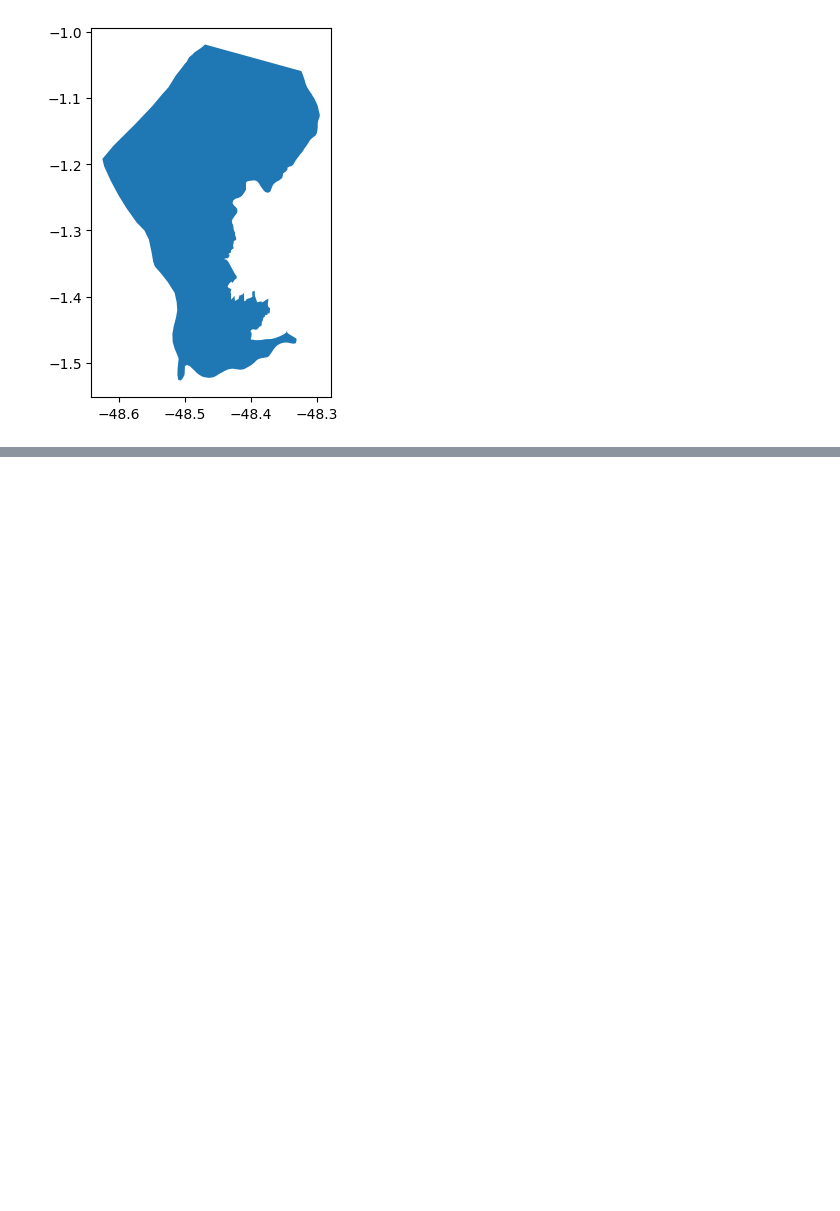
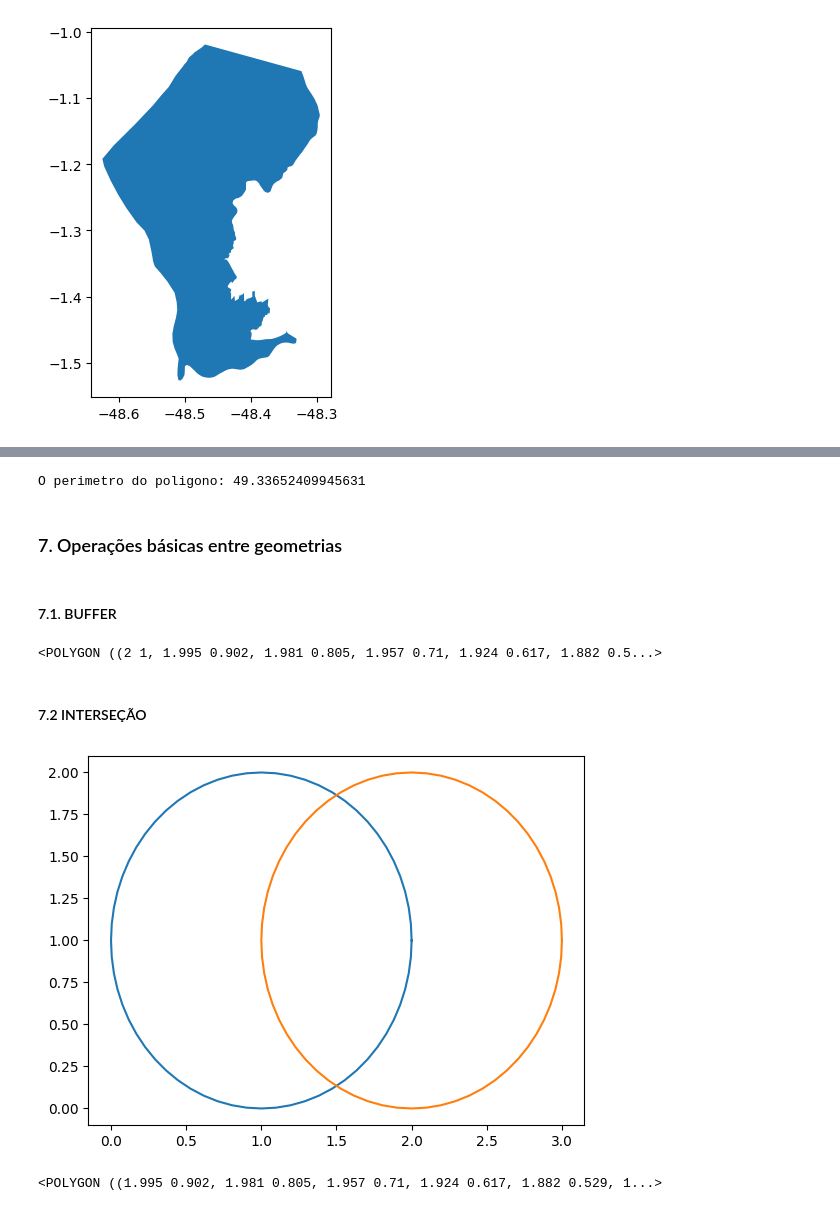
Before and after one commit to rodrigoceezar/geopython_imersao, a Jupyter notebook: intro.ipynb, the cells around one changed output, grey strips where cells are left out. Cells and saved outputs as stored; diff of their text form; code cells hidden in the pictures; blank space fills up the shorter version.

```diff
--- a/intro.ipynb
+++ b/intro.ipynb
@@ -111,0 +250,40 @@ bel.plot()
+# %%
+# obter o tamanho da linha exterior (PERIMETRO)
+polygon_perimetro = polygon.exterior.length
+
+print(f'O perimetro do poligono: {polygon_perimetro}')
+# %% [output]
+O perimetro do poligono: 49.33652409945631
+# %% [markdown]
+### 7. Operações básicas entre geometrias
+# %% [markdown]
+#### 7.1. BUFFER
+# %%
+# Criar circulos (BUFFER)
+buffer1 = Point(1,1).buffer(1)
+buffer1
+# %% [output]
+<POLYGON ((2 1, 1.995 0.902, 1.981 0.805, 1.957 0.71, 1.924 0.617, 1.882 0.5...>
+# %% [markdown]
+#### 7.2 INTERSEÇÃO
+# %%
+# Criar dois poligonos para usar como exemplo
+circulo1 = Point(1,1).buffer(1)
+circulo2 = Point(2,1).buffer(1)
+
+## Plotar os poligonos
+x,y= circulo1.exterior.xy
+plt.plot(x,y)
+
+x,y = circulo2.exterior.xy
+plt.plot(x,y)
+
+plt.show()
+# %% [output]
+[figure, added]
+# %%
+# Interseção
+circulo_inter = circulo1.intersection(circulo2)
+circulo_inter
+# %% [output]
+<POLYGON ((1.995 0.902, 1.981 0.805, 1.957 0.71, 1.924 0.617, 1.882 0.529, 1...>
```
Also changed, not shown: parts of 30 cells of this notebook.
